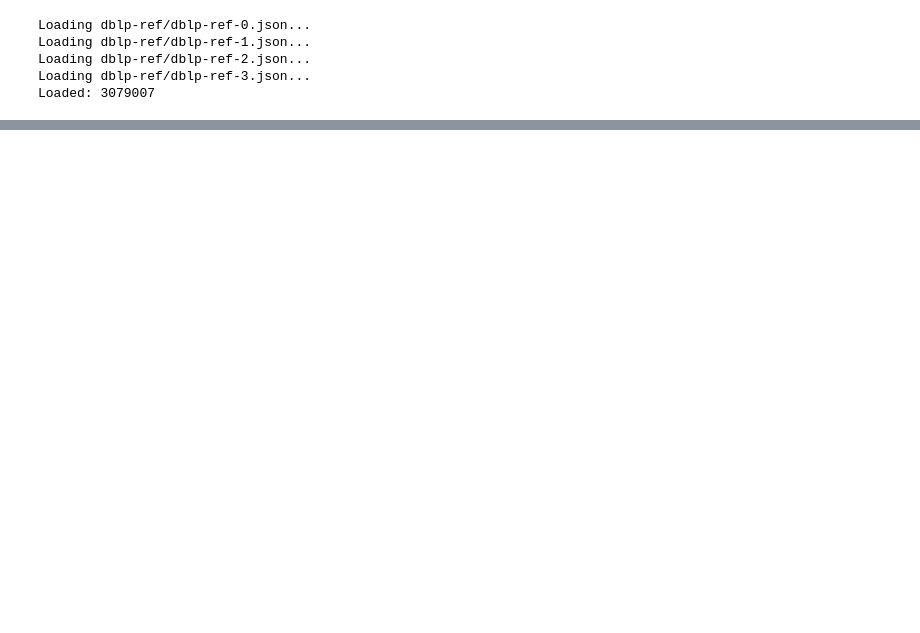
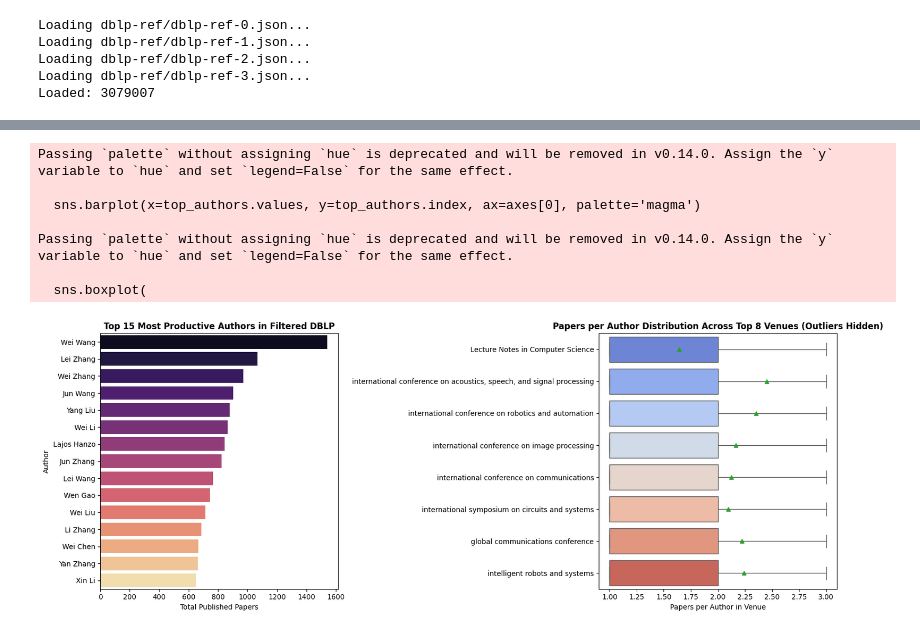
Before and after one commit to daferna3/ai-group-project, a Jupyter notebook: ai_group_project.ipynb, the cells around one changed output, grey strips where cells are left out. Saved outputs shown, nothing was run; the diff lists cells and outputs as text; code cells hidden in the pictures; blank space fills up the shorter version.

```diff
--- a/ai_group_project.ipynb
+++ b/ai_group_project.ipynb
@@ -57,0 +246,46 @@ print(f"Reduced features shape: {reduced.shape}")
+# %%
+# Productive Author and Distribution of Papers per author across venues
+# Explode authors list to analyze author-level productivity
+authors_exploded = df[['id', 'venue', 'n_citation', 'authors']].explode('authors').dropna(subset=['authors'])
+
+fig, axes = plt.subplots(1, 2, figsize=(16, 6))
+
+# Top 15 Most Productive Authors
+top_authors = authors_exploded['authors'].value_counts().head(15)
+sns.barplot(x=top_authors.values, y=top_authors.index, ax=axes[0], palette='magma')
+axes[0].set_title("Top 15 Most Productive Authors in Filtered DBLP", fontsize=12, fontweight='bold')
+axes[0].set_xlabel("Total Published Papers")
+axes[0].set_ylabel("Author")
+
+# Distribution of Papers per Author in Top 8 Venues
+author_venue_counts = (
+    authors_exploded[authors_exploded['venue'].isin(top8_venue_names)]
+    .groupby(['venue', 'authors'])
+    .size()
+    .reset_index(name='paper_count')
+)
+sns.boxplot(
+    data=author_venue_counts,
+    x='paper_count',
+    y='venue',
+    order=top8_venue_names,
+    showfliers=False, # Hide extreme outliers to clearly compare the boxes/IQRs
+    showmeans=True,
+    ax=axes[1],
+    palette='coolwarm'
+)
+axes[1].set_title("Papers per Author Distribution Across Top 8 Venues (Outliers Hidden)", fontsize=12, fontweight='bold')
+axes[1].set_xlabel("Papers per Author in Venue")
+axes[1].set_ylabel("")
+
+plt.tight_layout()
+plt.show()
+# %% [output]
+Passing `palette` without assigning `hue` is deprecated and will be removed in v0.14.0. Assign the `y` variable to `hue` and set `legend=False` for the same effect.
+
+  sns.barplot(x=top_authors.values, y=top_authors.index, ax=axes[0], palette='magma')
+
+Passing `palette` without assigning `hue` is deprecated and will be removed in v0.14.0. Assign the `y` variable to `hue` and set `legend=False` for the same effect.
+
+  sns.boxplot(
+[figure, added]
```
Also changed, not shown: parts of 12 cells of this notebook, 1 other file.
